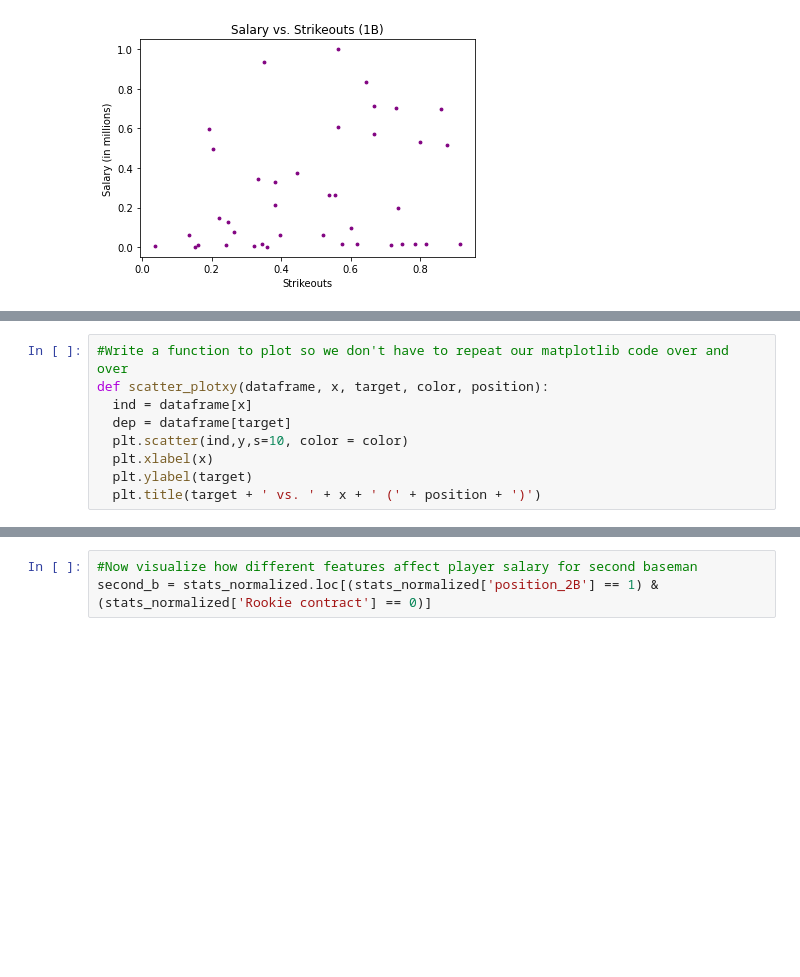
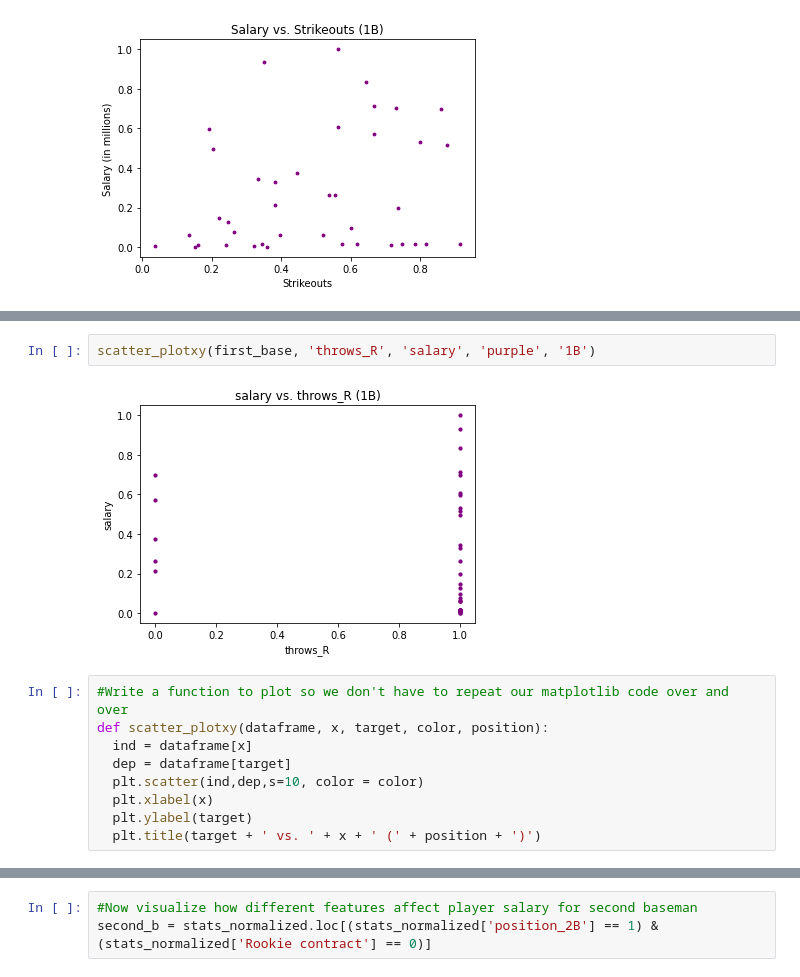
Before and after one commit to mnocerino23/MLB-Salary-Regressions, a Jupyter notebook: position_players.ipynb, the cells around one changed output, grey strips where cells are left out. Drawn from its saved outputs; the diff is of its cells as text; blank space fills up the shorter version.

```diff
--- a/position_players.ipynb
+++ b/position_players.ipynb
@@ -273,9 +281,13 @@ Text(0.5, 1.0, 'Salary vs. Strikeouts (1B)')
+# %%
+scatter_plotxy(first_base, 'throws_R', 'salary', 'purple', '1B')
+# %% [output]
+[figure, added]
 # %%
 #Write a function to plot so we don't have to repeat our matplotlib code over and over
 def scatter_plotxy(dataframe, x, target, color, position):
   ind = dataframe[x]
   dep = dataframe[target]
-  plt.scatter(ind,y,s=10, color = color)
+  plt.scatter(ind,dep,s=10, color = color)
   plt.xlabel(x)
   plt.ylabel(target)
   plt.title(target + ' vs. ' + x + ' (' + position + ')')
```
Also changed, not shown: parts of 76 cells of this notebook.
